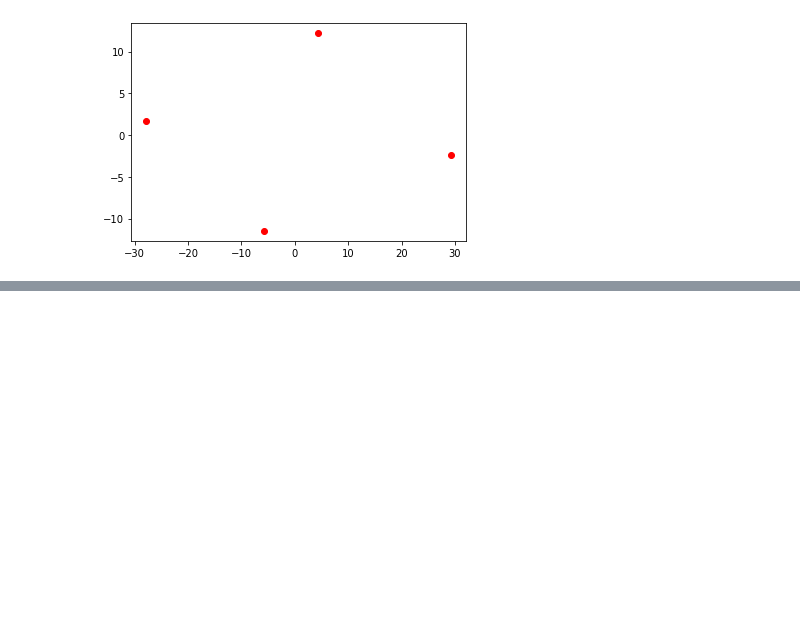
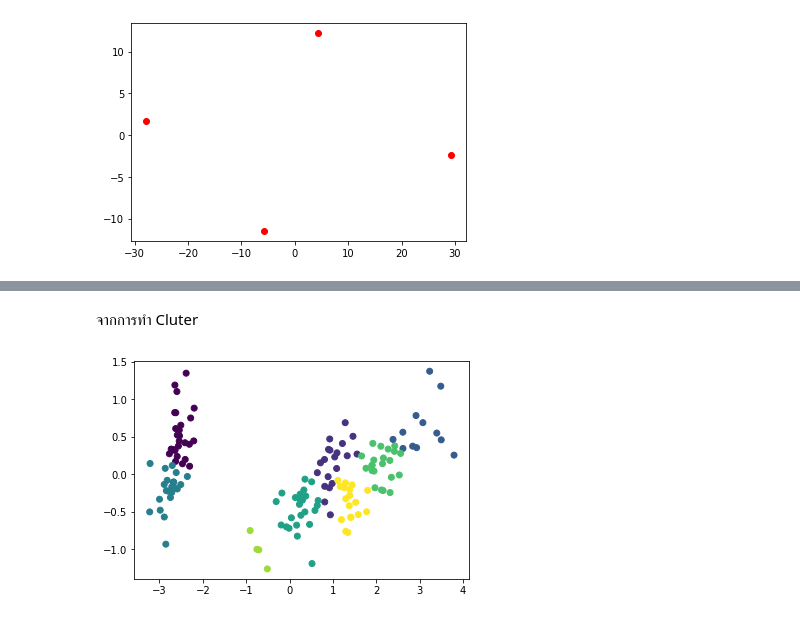
Before and after one commit to nichakornchaisuwan/multivariaet, a Jupyter notebook: Chapter_6_Cluster_Analysis.ipynb, the cells around one changed output, grey strips where cells are left out. Saved outputs shown, nothing was run; the diff lists cells and outputs as text; code cells hidden in the pictures; blank space fills up the shorter version.

```diff
--- a/Chapter_6_Cluster_Analysis.ipynb
+++ b/Chapter_6_Cluster_Analysis.ipynb
@@ -106,0 +126,6 @@ plt.plot(new_pca[100:,0],new_pca[100:,1],'oy')
+# %% [markdown]
+จากการทำ Cluter
+# %%
+plt.scatter(new_pca[:,0],new_pca[:,1],c=y);
+# %% [output]
+[figure, added]
```
Also changed, not shown: parts of 7 cells of this notebook.
